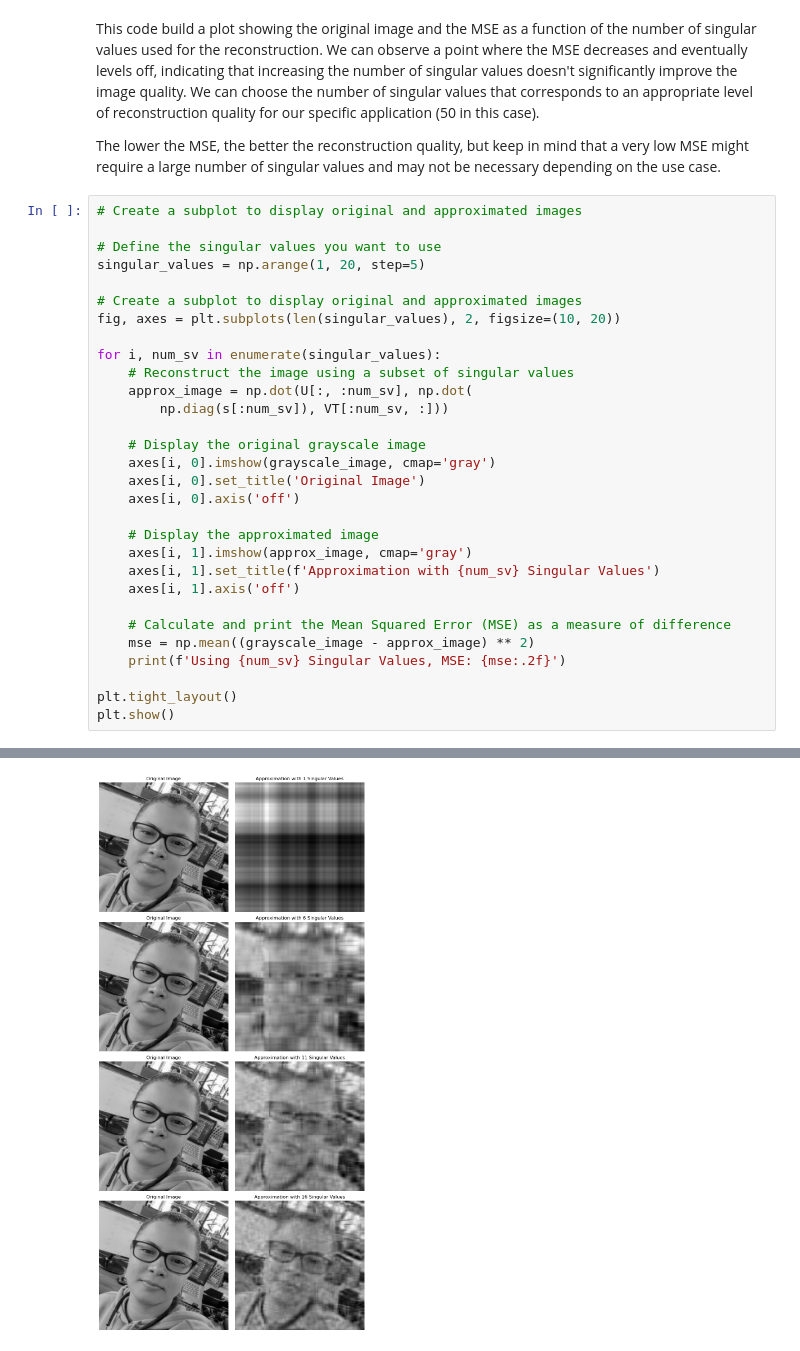
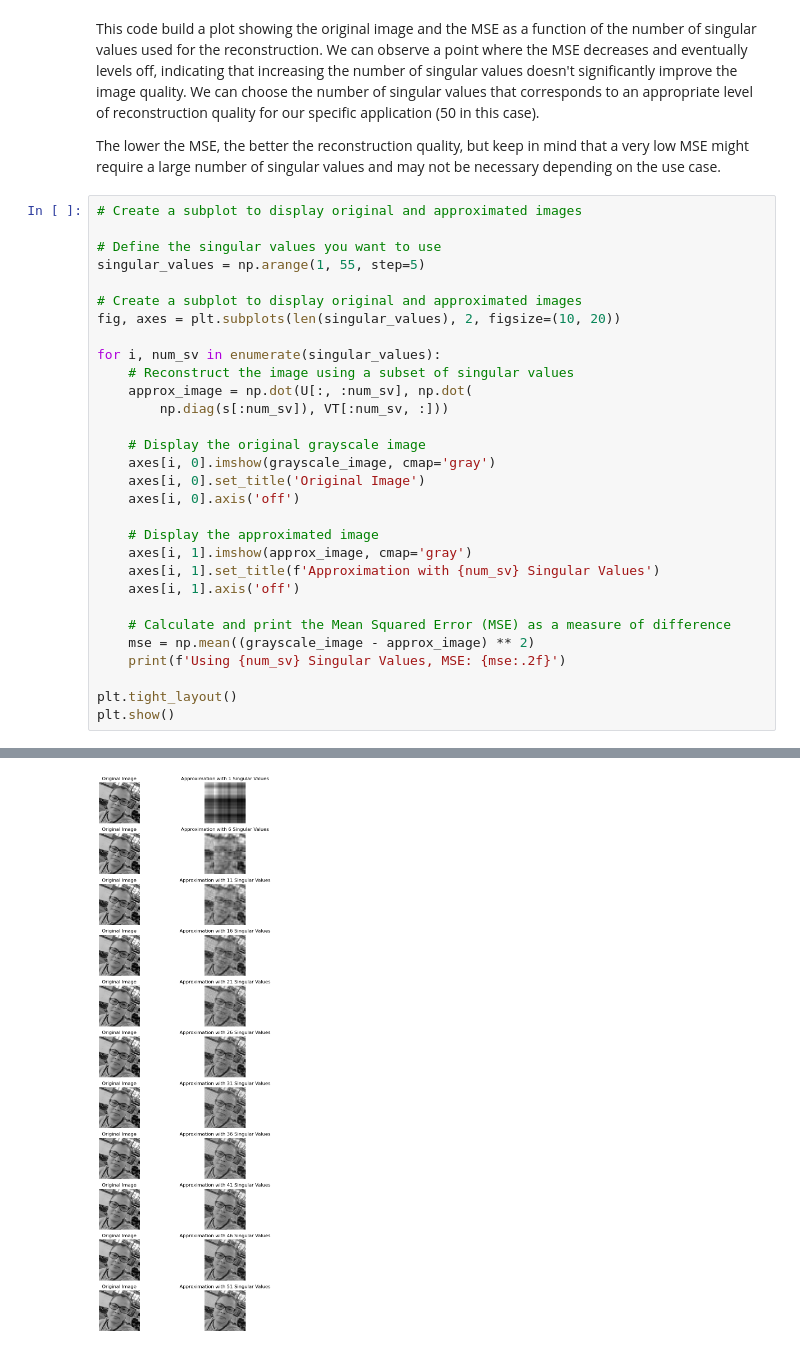
Before and after one commit to lmbd92/ML_II_UdeA, a Jupyter notebook: Taller1/punto4.ipynb, the cells around one changed output, grey strips where cells are left out. Cells and saved outputs as stored; diff of their text form.

```diff
--- a/Taller1/punto4.ipynb
+++ b/Taller1/punto4.ipynb
@@ -65,7 +65,7 @@ The lower the MSE, the better the reconstruction quality, but keep in mind that
 # Create a subplot to display original and approximated images
 
 # Define the singular values you want to use
-singular_values = np.arange(1, 20, step=5)
+singular_values = np.arange(1, 55, step=5)
 
 # Create a subplot to display original and approximated images
 fig, axes = plt.subplots(len(singular_values), 2, figsize=(10, 20))
@@ -99 +106 @@ Using 16 Singular Values, MSE: 0.01
-[figure, old version]
+[figure, new version]
```
Also changed, not shown: parts of 1 cell of this notebook.
